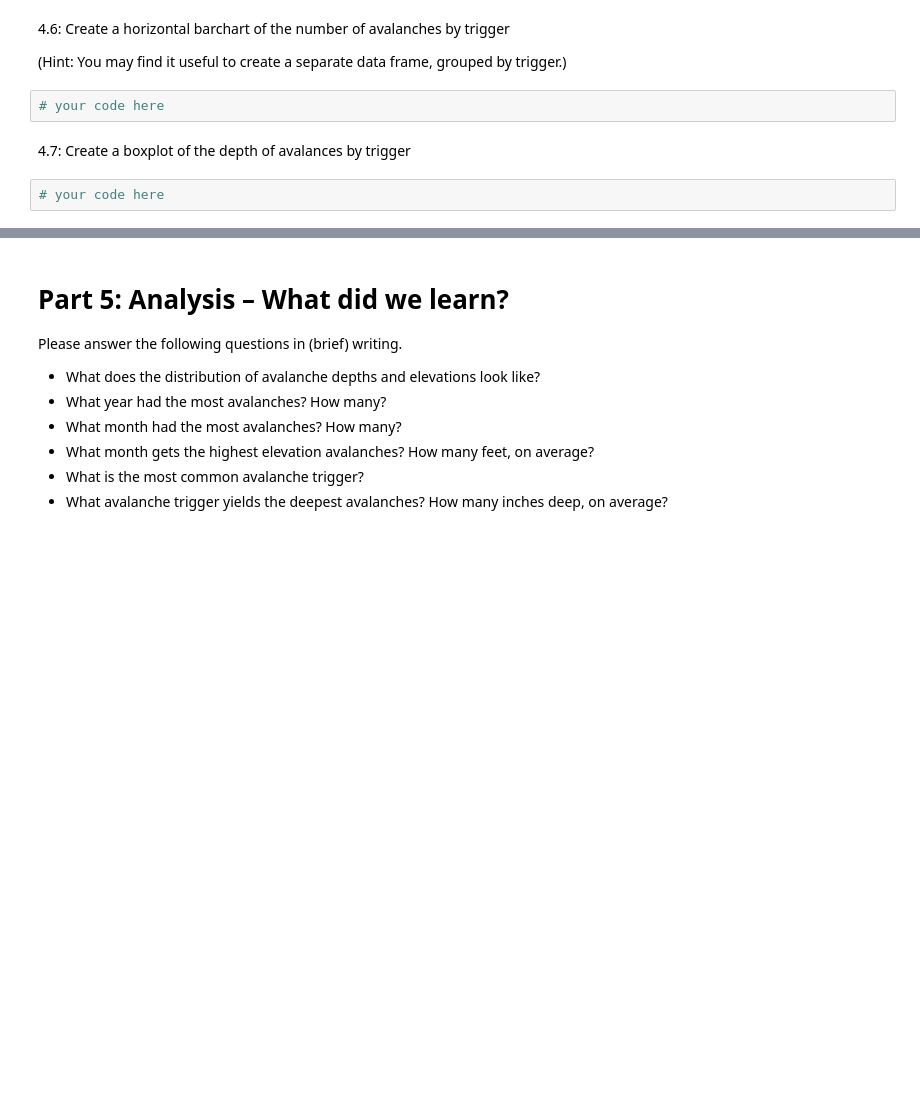
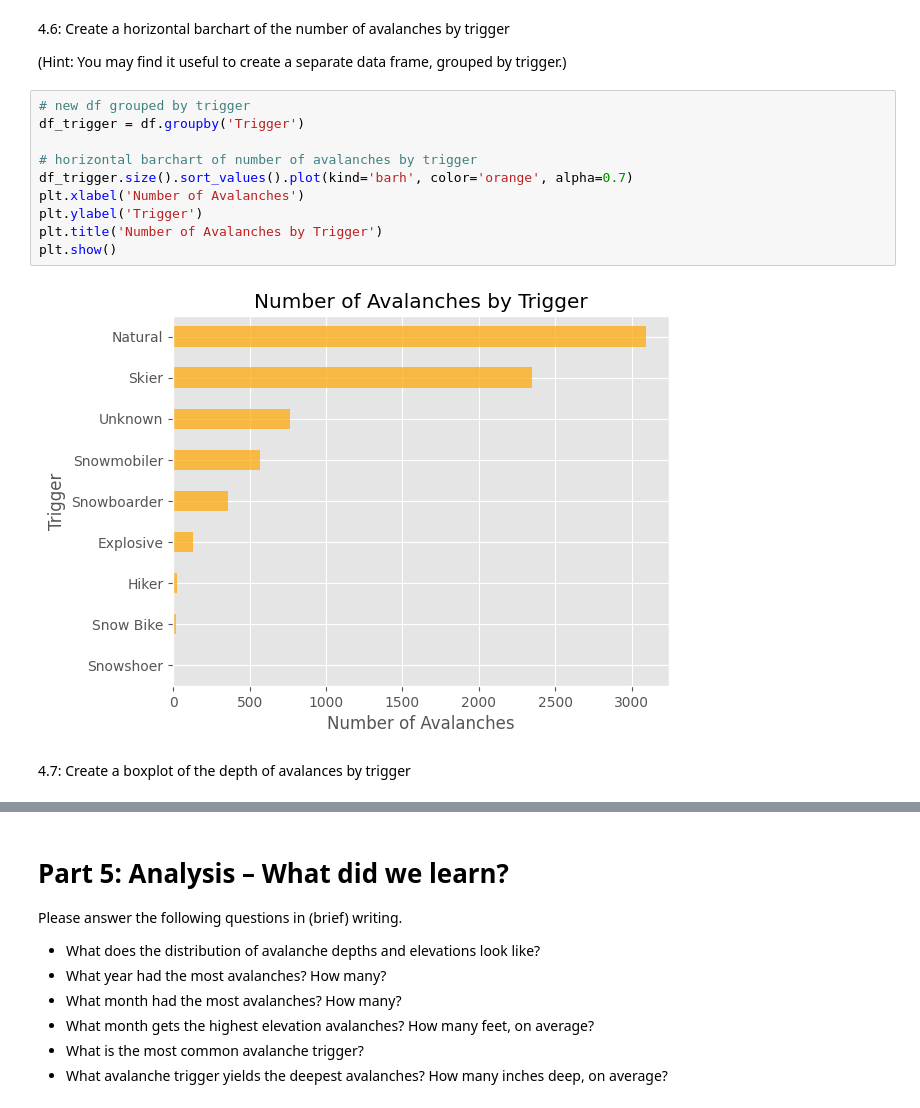
Before and after one commit to logancorrea/Data-Visualization, a Jupyter notebook: Homework/HW01/HW1.ipynb, the cells around one changed output, grey strips where cells are left out. Drawn from its saved outputs; the diff is of its cells as text; blank space fills up the shorter version.

```diff
--- a/Homework/HW01/HW1.ipynb
+++ b/Homework/HW01/HW1.ipynb
@@ -199,9 +199,17 @@ plt.show()
 4.6:  Create a horizontal barchart of the number of avalanches by trigger
 
 (Hint: You may find it useful to create a separate data frame, grouped by trigger.)
-# %%
-# your code here
+# %%
+# new df grouped by trigger
+df_trigger = df.groupby('Trigger')
+
+# horizontal barchart of number of avalanches by trigger
+df_trigger.size().sort_values().plot(kind='barh', color='orange', alpha=0.7)
+plt.xlabel('Number of Avalanches')
+plt.ylabel('Trigger')
+plt.title('Number of Avalanches by Trigger')
+plt.show()
+# %% [output]
+[figure, added]
 # %% [markdown]
 4.7: Create a boxplot of the depth of avalances by trigger
-# %%
-# your code here
```
Also changed, not shown: parts of 1 cell of this notebook.
